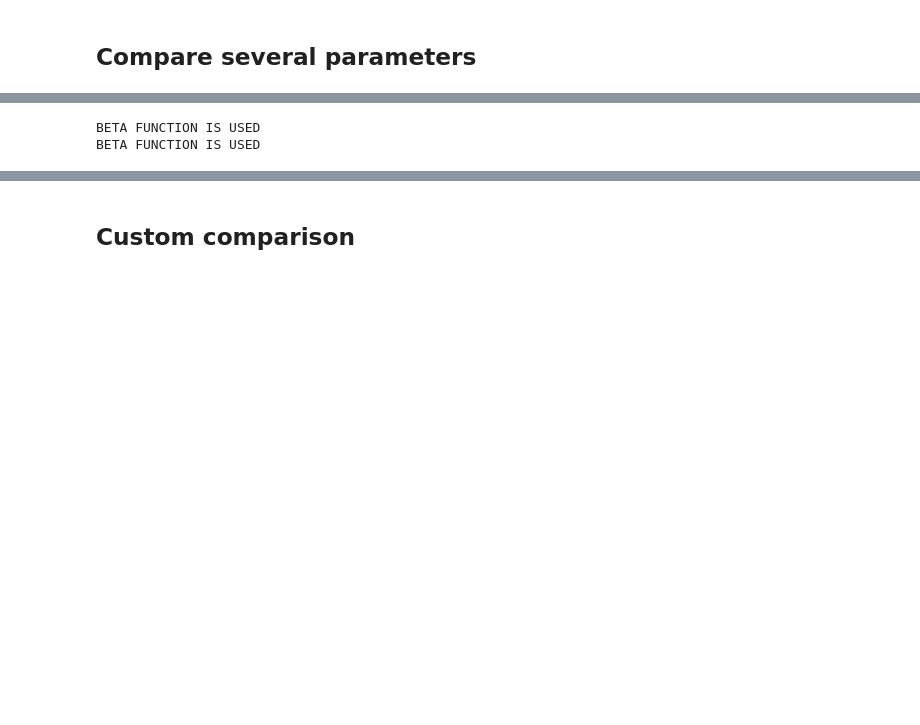
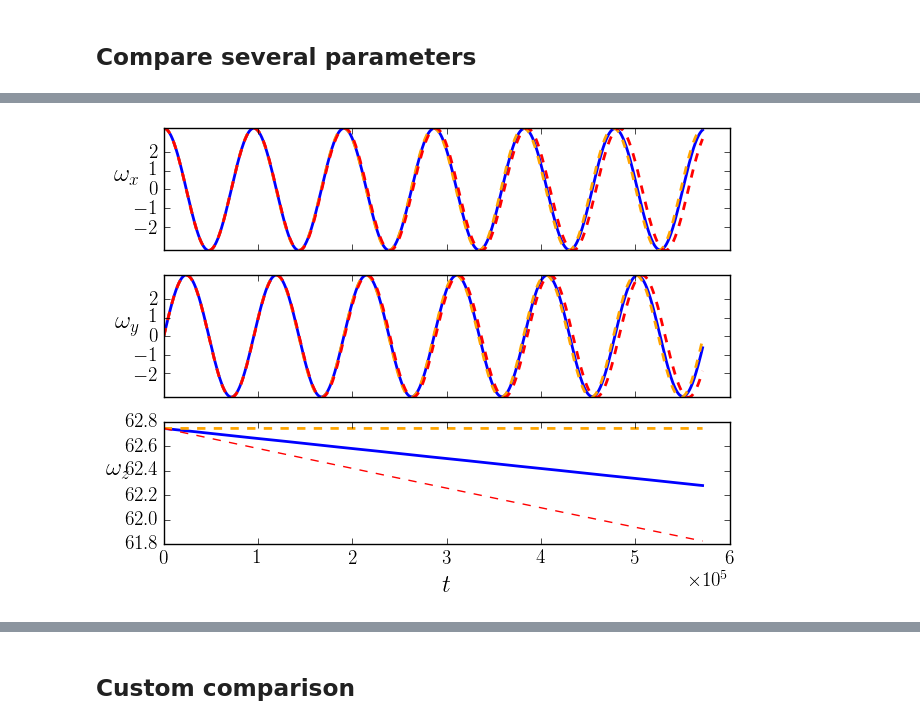
Before and after one commit to GregoryAshton/neutron_star_modelling, a Jupyter notebook: SpindownRate/LearningAboutSpindown.ipynb, the cells around one changed output, grey strips where cells are left out. Drawn from its saved outputs; the diff is of its cells as text; code cells hidden in the pictures; blank space fills up the shorter version.

```diff
--- a/SpindownRate/LearningAboutSpindown.ipynb
+++ b/SpindownRate/LearningAboutSpindown.ipynb
@@ -109,8 +110,8 @@ NoTorque = main(chi0=chi0, epsI3=epsI3, epsA=0.0, omega0=omega0, T=T,
                  n=n, error=error, a0=a0, cleanup=False, DryRun=False,
                  AnomTorque=True)
 
-axes = Plot.simple_plot(normal, ls="-", lw=2, label="Normal")
-axes = Plot.simple_plot(NoAnom, axes=axes, color="b", lw=2, ls="-", label="No anom torque")
+#axes = Plot.simple_plot(normal, ls="-", lw=2, label="Normal")
+axes = Plot.simple_plot(NoAnom, color="b", lw=2, ls="-", label="No anom torque")
 axes = Plot.simple_plot(NoTorque, axes=axes, color="orange", ls="--", lw=2, label="No torque")
 
 def wz(t, epsA, omega0, a0):
@@ -141,3 +141,4 @@ WARNING: File already exists and cleanup=False
+[figure, added]
 # %%
 def Psi(t, epsI, epsA, omega0, a0):
     R=1e6
@@ -150,17 +151,14 @@ def Psi(t, epsI, epsA, omega0, a0):
 def Psi_notorque(t, epsI, omega0):
     return np.degrees(-epsI*omega0*t + np.pi/2.)
 
-axes = Plot.Euler_Angles(normal, ls="-", lw=1, label="Normal")
-axes = Plot.Euler_Angles(NoAnom, axes=axes, color="b", lw=2, ls="-", label="No anom torque")
+#axes = Plot.Euler_Angles(normal, ls="-", lw=1, label="Normal")
+axes = Plot.Euler_Angles(NoAnom, color="b", lw=2, ls="-", label="No anom torque")
 axes = Plot.Euler_Angles(NoTorque, axes=axes, color="orange", ls="--", lw=2, label="No torque")
 
 axes[2].plot(time, Psi(time, epsI3, epsA, omega0, a0), "-r")
 axes[2].plot(time, Psi_notorque(time, epsI3, omega0), "--g", lw=1)
 
 plt.show()
-# %% [output]
-BETA FUNCTION IS USED
-BETA FUNCTION IS USED
 # %%
 def simple_plot_diff(file_nameA, file_nameB, axes=None, *args, **kwargs):
     """
```
Also changed, not shown: parts of 9 cells of this notebook, 5 other files.
